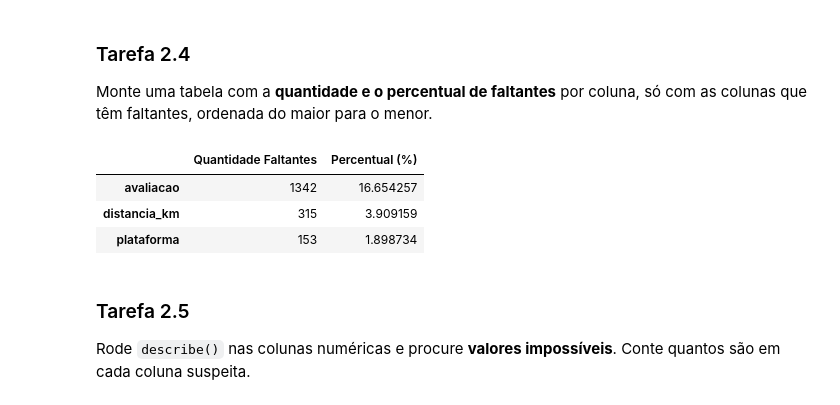
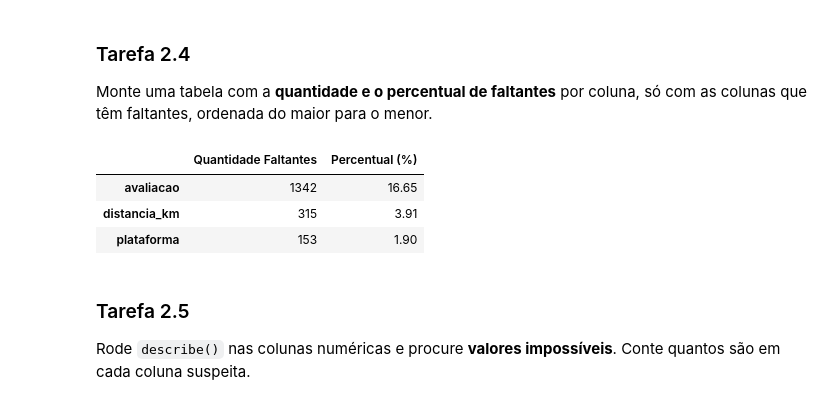
Before and after one commit to eufelipe10/ProjetoFinal_AnaliseExploratoriadeumAppdeDelivery, a Jupyter notebook: projeto_final.ipynb, the cells around one changed output. Saved outputs shown, nothing was run; the diff lists cells and outputs as text; code cells hidden in the pictures.

```diff
--- a/projeto_final.ipynb
+++ b/projeto_final.ipynb
@@ -102,9 +129,9 @@ bruto.shape
 Mostre as 5 primeiras linhas e o resultado de `info()`. Quantas linhas e colunas? Quanta memória a base ocupa?
 # %%
 import pandas as pd
-df = pd.read_csv("./dados/delivery_pedidos.csv")
-print(df.head())
-df.info()
+bruto = pd.read_csv("./dados/delivery_pedidos.csv")
+print(bruto.head())
+bruto.info()
 # %% [output]
    pedido_id         data_hora     cidade     bairro restaurante_id  \
 0     500000  2024-01-01 11:21  São Paulo    Tatuapé           R912
@@ -127,20 +154,6 @@ memory usage: 1023.1 KB
 ### Tarefa 2.2
 Quais colunas vieram com o **tipo errado** para o que representam? Prove com código (dica: tente converter `valor_pedido` para número e veja o que acontece).
 # %%
-# Faz a limpeza e converte para número
-df['valor_pedido'] = (
-    df['valor_pedido']
-    .astype(str)
-    .str.replace('R$', '', regex=False)  # 1. Remove o símbolo "R$"
-    .str.strip()  # 2. Remove espaços em branco que sobraram nas pontas
-    .str.replace('.', '', regex=False)  # 3. Remove pontos de milhar (ex: de 1.250,00 para 1250,00)
-    .str.replace(',', '.', regex=False)  # 4. Troca a vírgula decimal pelo ponto americano
-    .astype(float)  # 5. Converte o texto limpo para número decimal
-)
-
-# Converte a coluna para o tipo datetime real, mixed o panda deduz o formato
-df['data_hora'] = pd.to_datetime(df['data_hora'], format='mixed')
-
-# Verifica se deu certo
-df.info()
+#As colunas que vieram com tipo errado foram valor_pedido e data_hora, fazendo conversão com valor_pedido dá erro
+bruto['valor_pedido'] = bruto['valor_pedido'].astype(float)
 # %% [output]
@@ -208,29 +205,29 @@ Os problemas são que tem nomes que significam o mesmo, por exemplo, São Paulo,
 Monte uma tabela com a **quantidade e o percentual de faltantes** por coluna, só com as colunas que têm faltantes, ordenada do maior para o menor.
 # %%
 # 1. Calcula a quantidade de faltantes por coluna
-valores_faltantes = df.isnull().sum()
+valores_faltantes = bruto.isnull().sum()
 
 # 2. Calcula o percentual de faltantes (multiplicado por 100 para ver em %)
-percentual_faltantes = df.isnull().mean() * 100
+percentual_faltantes = bruto.isnull().mean() * 100
 
 # 3. Junta as duas informações em um novo DataFrame (Tabela)
 tabela_faltantes = pd.DataFrame(
     {'Quantidade Faltantes': valores_faltantes, 'Percentual (%)': percentual_faltantes}
 )
 
 # 4. Filtra apenas as colunas que têm faltantes (> 0) e ordena do maior para o menor
 tabela_faltantes = (
     tabela_faltantes[tabela_faltantes['Quantidade Faltantes'] > 0]
     .sort_values(by='Quantidade Faltantes', ascending=False)
 )
 
 # 5. Exibe a tabela formatada com duas casas decimais no percentual
 tabela_faltantes.round(2)
 # %% [output]
 |  | Quantidade Faltantes | Percentual (%) |
-| avaliacao | 1342 | 16.654257 |
-| distancia_km | 315 | 3.909159 |
-| plataforma | 153 | 1.898734 |
+| avaliacao | 1342 | 16.65 |
+| distancia_km | 315 | 3.91 |
+| plataforma | 153 | 1.90 |
 # %% [markdown]
 ### Tarefa 2.5
 Rode `describe()` nas colunas numéricas e procure **valores impossíveis**. Conte quantos são em cada coluna suspeita.
```
Also changed, not shown: parts of 17 cells of this notebook.
